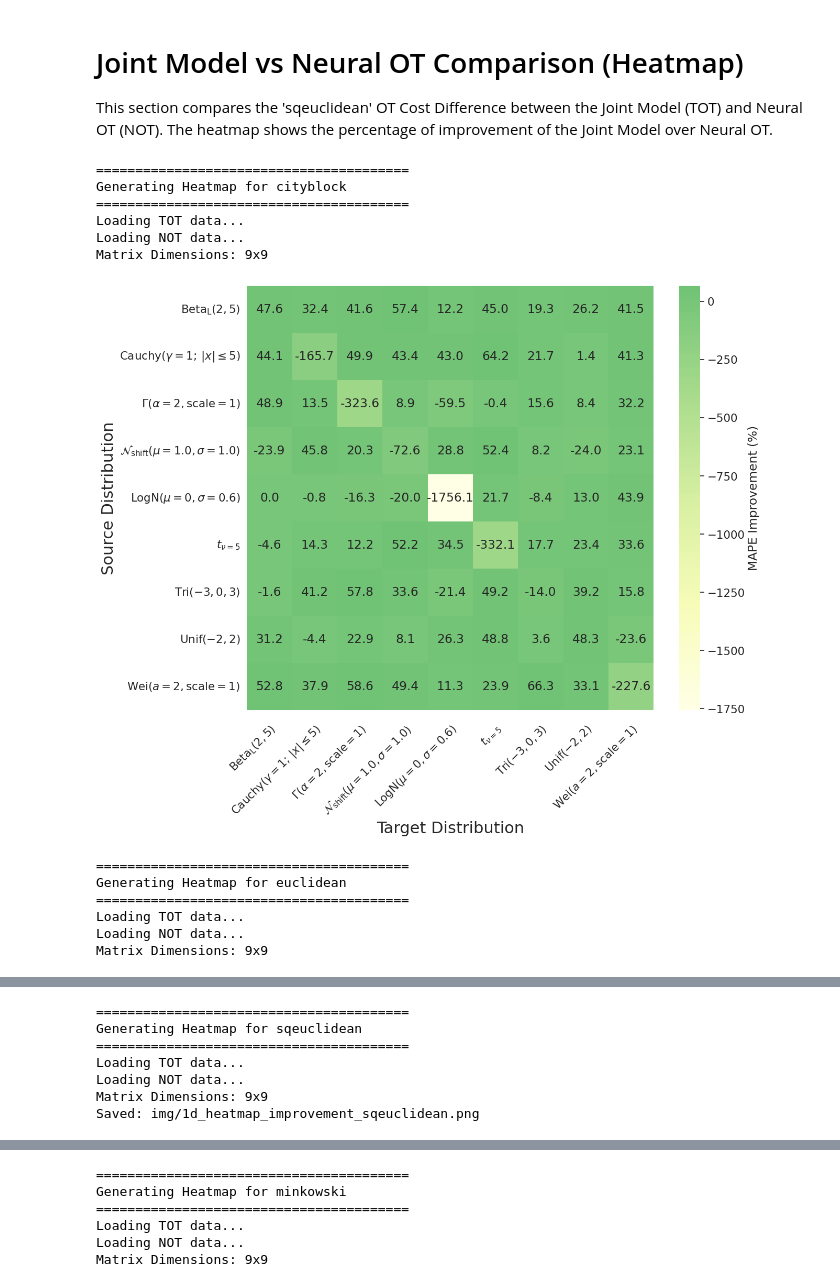
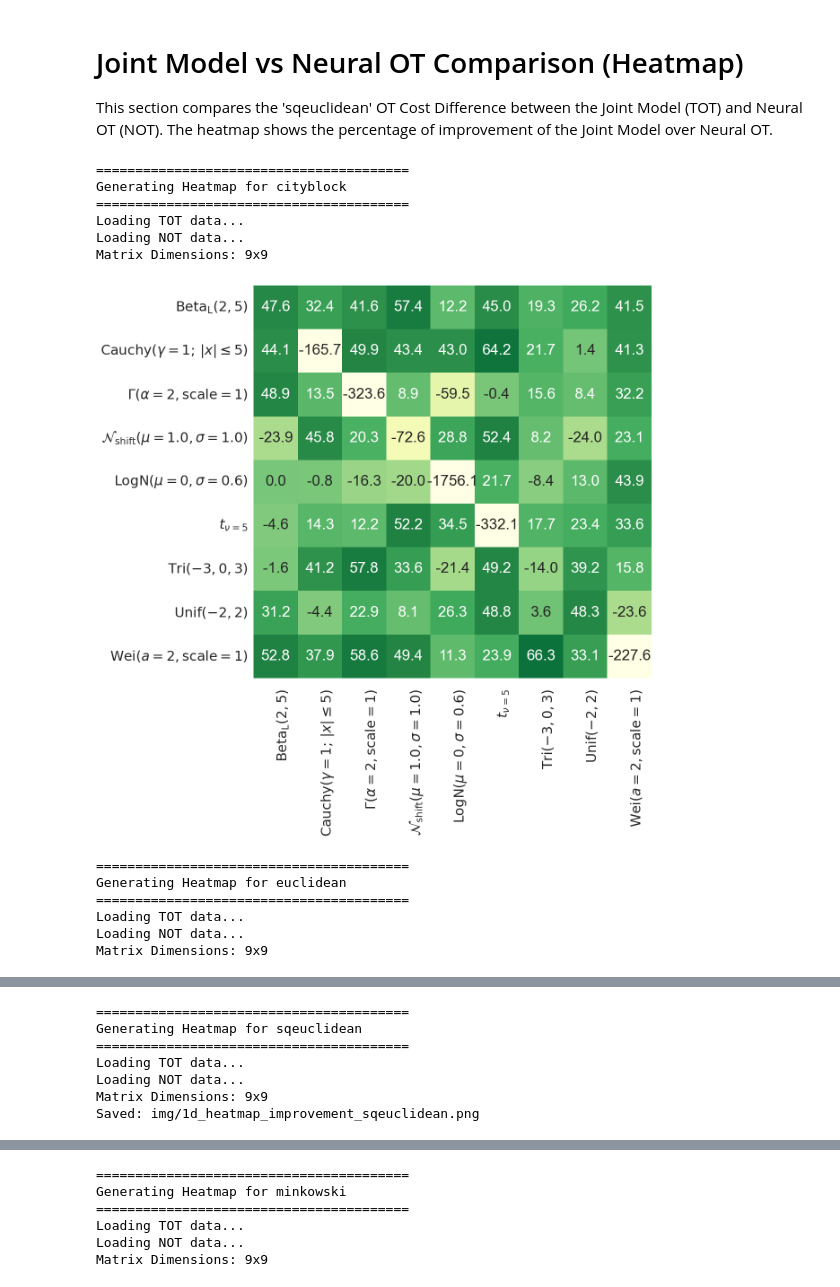
Before and after one commit to vsingh-group/TOR-OT, a Jupyter notebook: TF4OT/evals/plots/comparison_box_plots_1d.ipynb, the cells around one changed output, grey strips where cells are left out. Saved outputs shown, nothing was run; the diff lists cells and outputs as text; code cells hidden in the pictures.

Commit message:
heatmap

```diff
--- a/TF4OT/evals/plots/comparison_box_plots_1d.ipynb
+++ b/TF4OT/evals/plots/comparison_box_plots_1d.ipynb
@@ -644,47 +644,49 @@ for metric in METRICS:
 
     # Plot
     plt.style.use("default")
-    plt.figure(figsize=(13, 11))
-    sns.set(font_scale=1.4)
+    plt.figure(figsize=(13, 13))
+    sns.set(font_scale=2)
 
     xlabels = [tex(t) for t in targets]
     ylabels = [tex(s) for s in sources]
 
     ax = sns.heatmap(
         improvement_matrix,
         annot=True, fmt=".1f",
         xticklabels=xlabels,
         yticklabels=ylabels,
         cmap="YlGn",
         center=0,
-        cbar_kws={'label': r'MAPE Improvement (%)'}
+        cbar=False,
+        vmax=100,
+        vmin=-100,
     )
 
     #plt.title(rf'$\%%$ Improvement of ToR-OT (Joint) over Neural OT ({metric})', fontsize=24)
-    plt.xlabel("Target Distribution", fontsize=22)
-    plt.ylabel("Source Distribution", fontsize=22)
-    plt.xticks(rotation=45, ha='center')
+    # plt.xlabel("Target Distribution", fontsize=22)
+    # plt.ylabel("Source Distribution", fontsize=22)
+    plt.xticks(rotation=90, ha='center')
     plt.yticks(rotation=0)
         # ---- Improve rotated xtick label spacing ----
     ax.tick_params(axis="x", which="major", pad=12)          # push labels away from axis
-    plt.setp(ax.get_xticklabels(), rotation=45, ha="right", rotation_mode="anchor")
+    plt.setp(ax.get_xticklabels(), rotation=90, ha="right", rotation_mode="anchor")
     plt.subplots_adjust(bottom=0.22)                         # extra room for rotated labels
     plt.tight_layout()
     if metric == "sqeuclidean":
         safe_metric = re.sub(r'[^a-z0-9]+', '_', metric.lower()).strip('_')
         out_png = f"img/1d_heatmap_improvement_{safe_metric}.png"
         os.makedirs(os.path.dirname(out_png), exist_ok=True)
         plt.savefig(out_png, bbox_inches="tight", dpi=300)
         print(f"Saved: {out_png}")
     plt.show()
 # %% [output]
 ========================================
 Generating Heatmap for cityblock
 ========================================
 Loading TOT data...
 Loading NOT data...
 Matrix Dimensions: 9x9
-[figure, old version]
+[figure, new version]
 ========================================
 Generating Heatmap for euclidean
 ========================================
```
Also changed, not shown: parts of 1 cell of this notebook, 4 other files.
